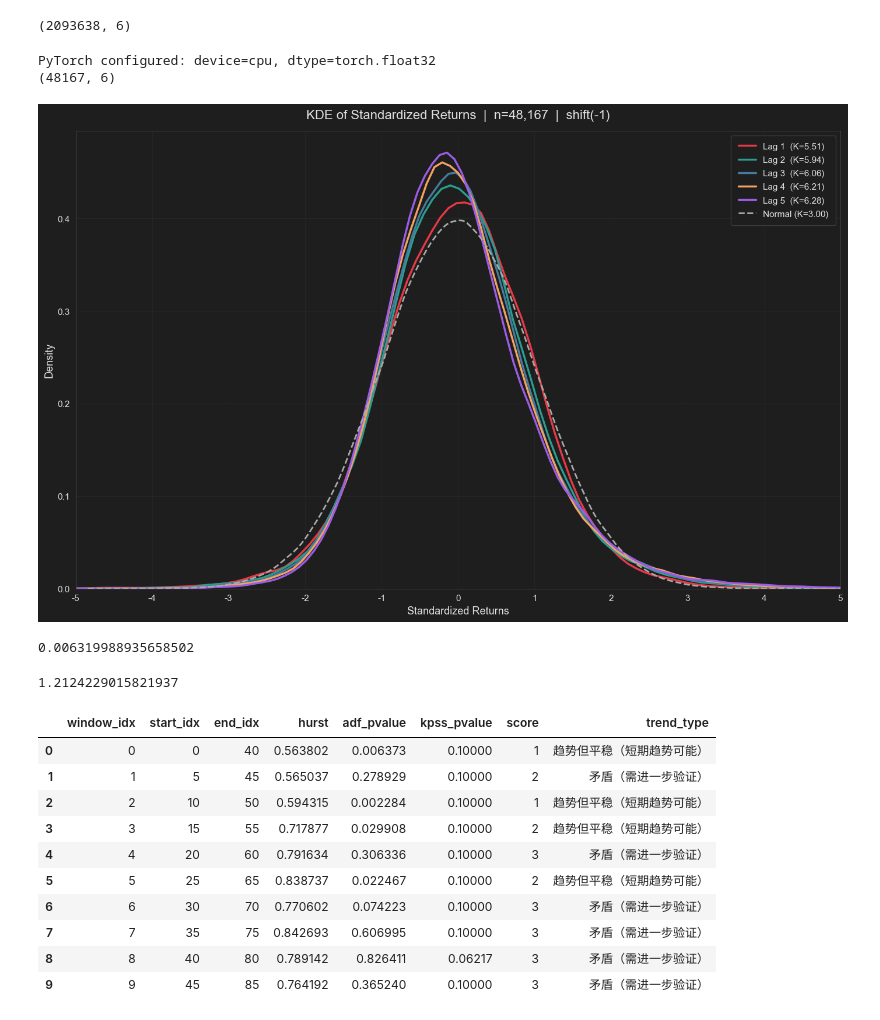
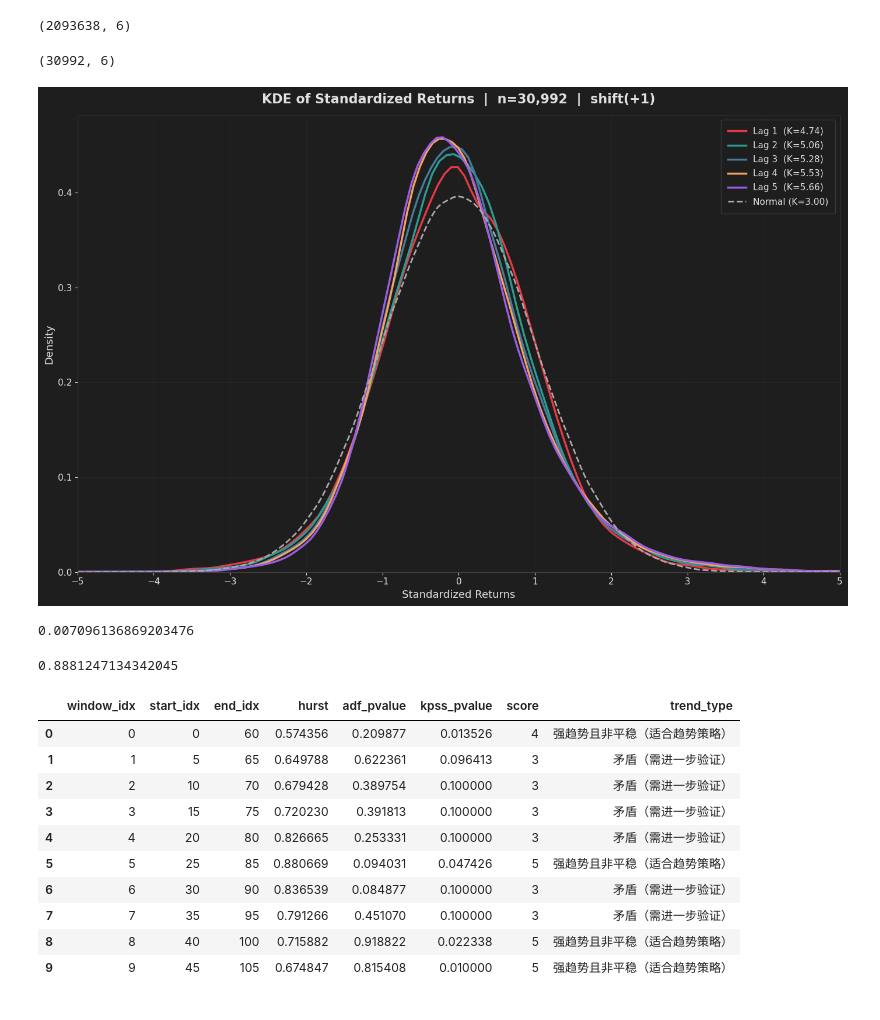
Before and after one commit to ArtiPyHeart/jesse-trade, a Jupyter notebook: Resample_Line_X.ipynb, the cells around one changed output. Drawn from its saved outputs; the diff is of its cells as text; code cells hidden in the pictures.

Commit message:
chore(notebook): 更新 Resample_Line_X 实验参数和输出
- 使用优化后的 clip_r 和 threshold 超参数
- 调整 sign_shift 从 -1 改为 1
- 更新执行时间戳和输出结果

```diff
--- a/Resample_Line_X.ipynb
+++ b/Resample_Line_X.ipynb
@@ -22,51 +22,50 @@ candles.shape
 # %%
 from src.bars.fusion.demo import DemoBar
 from research.plot import plot_pd2
 
-bar_container = DemoBar(clip_r=0, threshold=1.399)
+bar_container = DemoBar(clip_r=0.0004954218079086756, threshold=2.291181328040725)
 bar_container.update_with_candles(candles)
 fusion_bar = bar_container.get_fusion_bars()
 print(fusion_bar.shape)
 
-plot_pd2(fusion_bar[:, 2], max_lag=5, sign_shift=-1)
+plot_pd2(fusion_bar[:, 2], max_lag=5, sign_shift=1)
 # %% [output]
-PyTorch configured: device=cpu, dtype=torch.float32
-(48167, 6)
+(30992, 6)
-[figure, old version]
+[figure, new version]
 # %%
 import numpy as np
 
 thres = bar_container.get_thresholds(candles)
 np.quantile(thres, 0.5)
 # %% [output]
-0.006319988935658502
+0.007096136869203476
 # %%
 import arrow
 
-36169 / (arrow.get(END) - arrow.get(START)).days / 24
+30992 / (arrow.get(END) - arrow.get(START)).days / 24
 # %% [output]
-1.2124229015821937
+0.8881247134342045
 # %%
 from research.hurst_adf_kpss import TrendValidator
 
 # 创建验证器 (窗口大小=40, 步长=5)
-validator = TrendValidator(window_size=40, step=5)
+validator = TrendValidator(window_size=60, step=5)
 
 # 执行验证
 results = validator.validate(fusion_bar)
 results.head(10)
 # %% [output]
 |  | window_idx | start_idx | end_idx | hurst | adf_pvalue | kpss_pvalue | score | trend_type |
-| 0 | 0 | 0 | 40 | 0.563802 | 0.006373 | 0.10000 | 1 | 趋势但平稳（短期趋势可能） |
-| 1 | 1 | 5 | 45 | 0.565037 | 0.278929 | 0.10000 | 2 | 矛盾（需进一步验证） |
-| 2 | 2 | 10 | 50 | 0.594315 | 0.002284 | 0.10000 | 1 | 趋势但平稳（短期趋势可能） |
-| 3 | 3 | 15 | 55 | 0.717877 | 0.029908 | 0.10000 | 2 | 趋势但平稳（短期趋势可能） |
-| 4 | 4 | 20 | 60 | 0.791634 | 0.306336 | 0.10000 | 3 | 矛盾（需进一步验证） |
-| 5 | 5 | 25 | 65 | 0.838737 | 0.022467 | 0.10000 | 2 | 趋势但平稳（短期趋势可能） |
-| 6 | 6 | 30 | 70 | 0.770602 | 0.074223 | 0.10000 | 3 | 矛盾（需进一步验证） |
-| 7 | 7 | 35 | 75 | 0.842693 | 0.606995 | 0.10000 | 3 | 矛盾（需进一步验证） |
-| 8 | 8 | 40 | 80 | 0.789142 | 0.826411 | 0.06217 | 3 | 矛盾（需进一步验证） |
-| 9 | 9 | 45 | 85 | 0.764192 | 0.365240 | 0.10000 | 3 | 矛盾（需进一步验证） |
+| 0 | 0 | 0 | 60 | 0.574356 | 0.209877 | 0.013526 | 4 | 强趋势且非平稳（适合趋势策略） |
+| 1 | 1 | 5 | 65 | 0.649788 | 0.622361 | 0.096413 | 3 | 矛盾（需进一步验证） |
+| 2 | 2 | 10 | 70 | 0.679428 | 0.389754 | 0.100000 | 3 | 矛盾（需进一步验证） |
+| 3 | 3 | 15 | 75 | 0.720230 | 0.391813 | 0.100000 | 3 | 矛盾（需进一步验证） |
+| 4 | 4 | 20 | 80 | 0.826665 | 0.253331 | 0.100000 | 3 | 矛盾（需进一步验证） |
+| 5 | 5 | 25 | 85 | 0.880669 | 0.094031 | 0.047426 | 5 | 强趋势且非平稳（适合趋势策略） |
+| 6 | 6 | 30 | 90 | 0.836539 | 0.084877 | 0.100000 | 3 | 矛盾（需进一步验证） |
+| 7 | 7 | 35 | 95 | 0.791266 | 0.451070 | 0.100000 | 3 | 矛盾（需进一步验证） |
+| 8 | 8 | 40 | 100 | 0.715882 | 0.918822 | 0.022338 | 5 | 强趋势且非平稳（适合趋势策略） |
+| 9 | 9 | 45 | 105 | 0.674847 | 0.815408 | 0.010000 | 5 | 强趋势且非平稳（适合趋势策略） |
 # %%
 # 汇总统计
 summary = validator.summarize(results)
```
Also changed, not shown: parts of 6 cells of this notebook.
